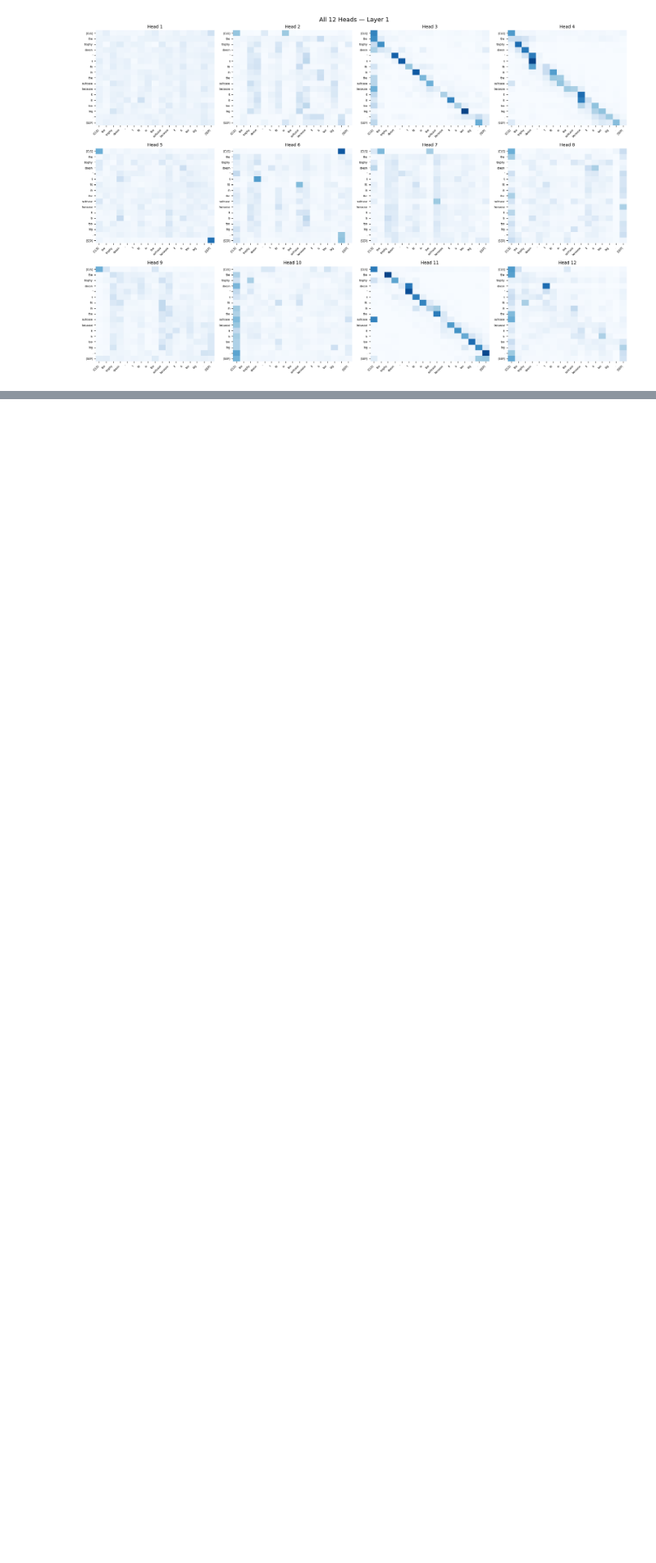
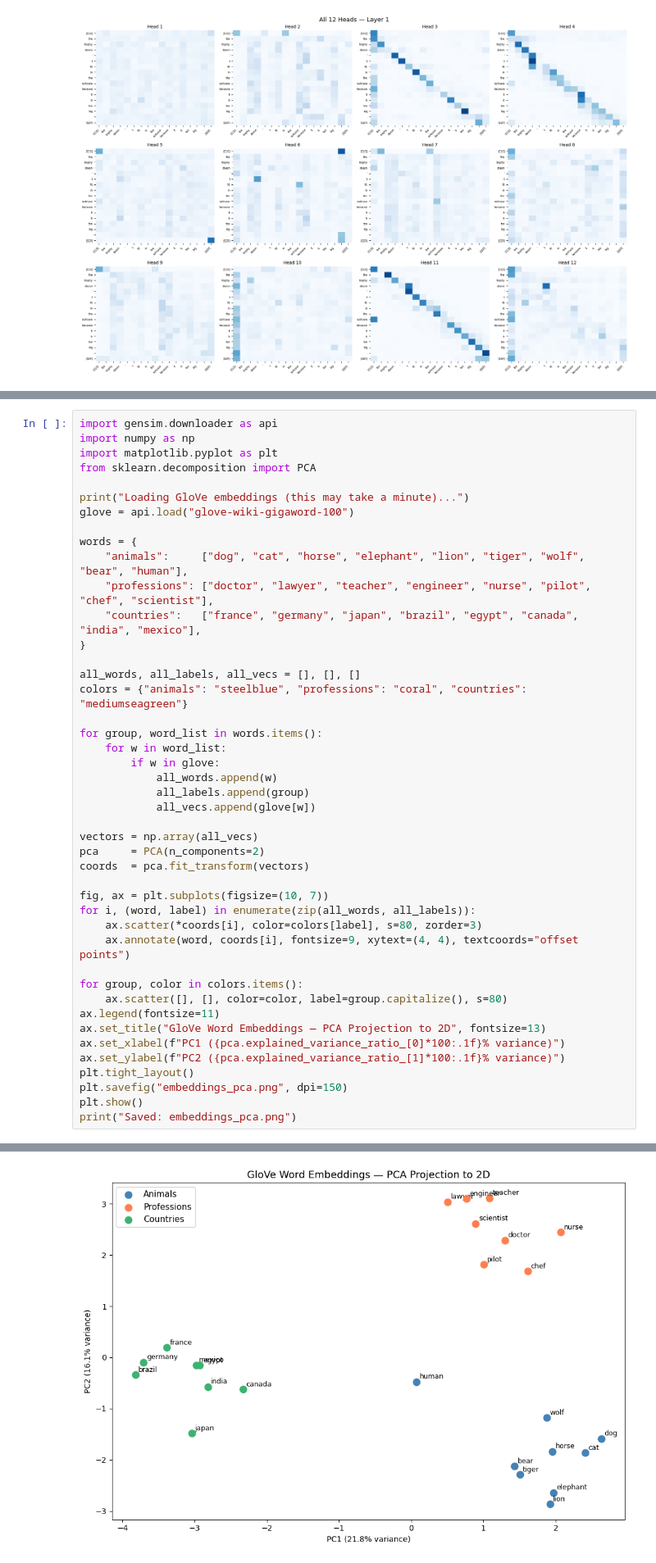
Before and after one commit to paul-c-hartman/cs430, a Jupyter notebook: nlp-lab/nlp.ipynb, the cells around one changed output, grey strips where cells are left out. Shown at 82% size. Saved outputs shown, nothing was run; the diff lists cells and outputs as text; blank space fills up the shorter version.

```diff
--- a/nlp-lab/nlp.ipynb
+++ b/nlp-lab/nlp.ipynb
@@ -85,0 +143,45 @@ Notes:
+# %%
+import gensim.downloader as api
+import numpy as np
+import matplotlib.pyplot as plt
+from sklearn.decomposition import PCA
+
+print("Loading GloVe embeddings (this may take a minute)...")
+glove = api.load("glove-wiki-gigaword-100")
+
+words = {
+    "animals":     ["dog", "cat", "horse", "elephant", "lion", "tiger", "wolf", "bear", "human"],
+    "professions": ["doctor", "lawyer", "teacher", "engineer", "nurse", "pilot", "chef", "scientist"],
+    "countries":   ["france", "germany", "japan", "brazil", "egypt", "canada", "india", "mexico"],
+}
+
+all_words, all_labels, all_vecs = [], [], []
+colors = {"animals": "steelblue", "professions": "coral", "countries": "mediumseagreen"}
+
+for group, word_list in words.items():
+    for w in word_list:
+        if w in glove:
+            all_words.append(w)
+            all_labels.append(group)
+            all_vecs.append(glove[w])
+
+vectors = np.array(all_vecs)
+pca     = PCA(n_components=2)
+coords  = pca.fit_transform(vectors)
+
+fig, ax = plt.subplots(figsize=(10, 7))
+for i, (word, label) in enumerate(zip(all_words, all_labels)):
+    ax.scatter(*coords[i], color=colors[label], s=80, zorder=3)
+    ax.annotate(word, coords[i], fontsize=9, xytext=(4, 4), textcoords="offset points")
+
+for group, color in colors.items():
+    ax.scatter([], [], color=color, label=group.capitalize(), s=80)
+ax.legend(fontsize=11)
+ax.set_title("GloVe Word Embeddings — PCA Projection to 2D", fontsize=13)
+ax.set_xlabel(f"PC1 ({pca.explained_variance_ratio_[0]*100:.1f}% variance)")
+ax.set_ylabel(f"PC2 ({pca.explained_variance_ratio_[1]*100:.1f}% variance)")
+plt.tight_layout()
+plt.savefig("embeddings_pca.png", dpi=150)
+plt.show()
+print("Saved: embeddings_pca.png")
+# %% [output]
@@ -85,0 +189 @@ Notes:
+[figure, added]
```
Also changed, not shown: parts of 6 cells of this notebook, 3 other files.
